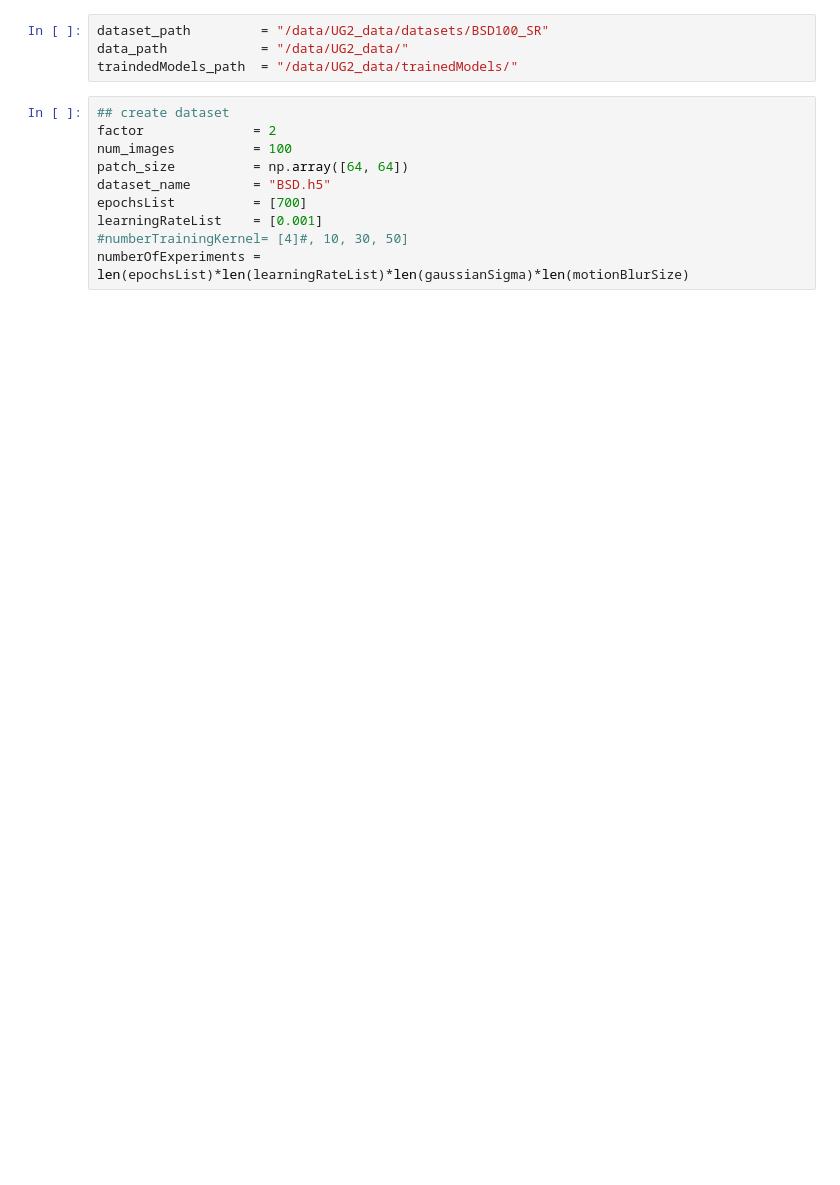
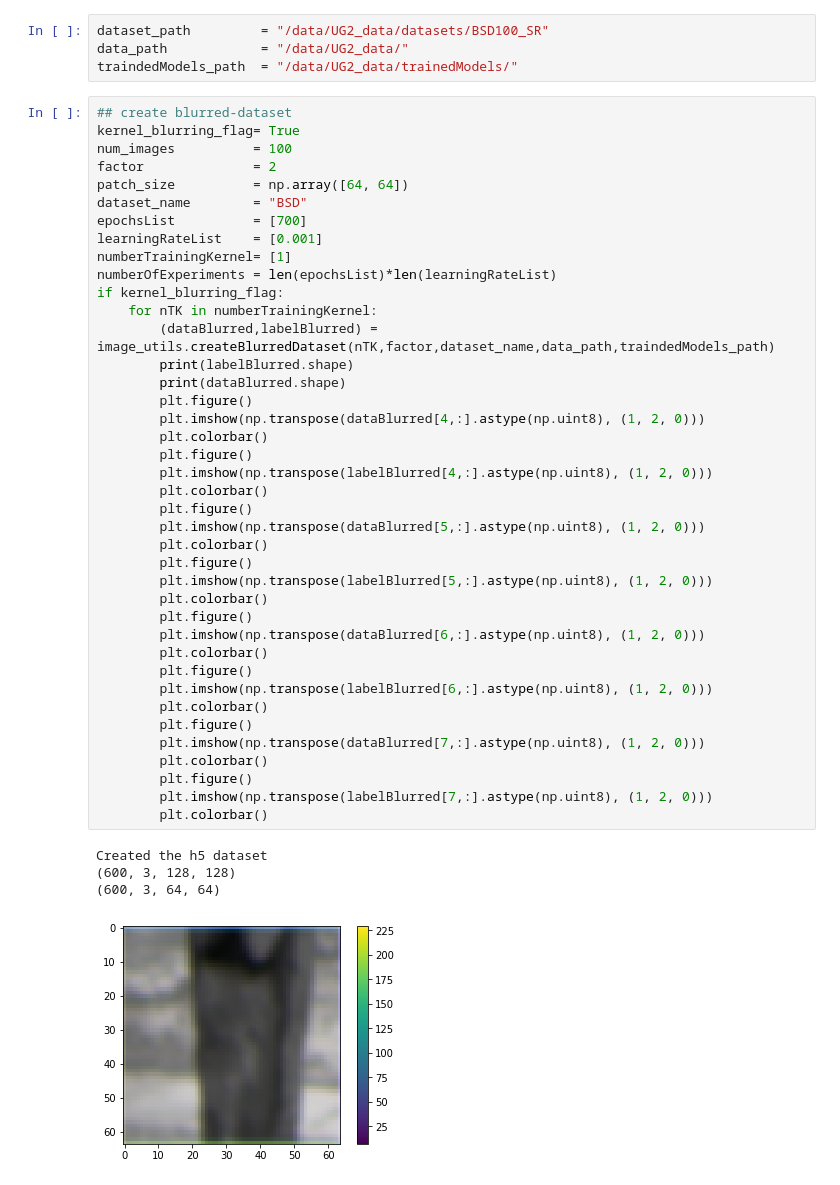
Before and after one commit to Sushobhan04/UG2, a Jupyter notebook: scripts/train_srnet.ipynb, the cells around one changed output. Saved outputs shown, nothing was run; the diff lists cells and outputs as text; blank space fills up the shorter version.

Commit message:
added blurring kernels

```diff
--- a/scripts/train_srnet.ipynb
+++ b/scripts/train_srnet.ipynb
@@ -16,13 +17,48 @@ from UG2 import main
 dataset_path         = "/data/UG2_data/datasets/BSD100_SR"
 data_path            = "/data/UG2_data/"
 traindedModels_path  = "/data/UG2_data/trainedModels/"
-# %%
-## create dataset
-factor              = 2
-num_images          = 100
-patch_size          = np.array([64, 64])
-dataset_name        = "BSD.h5"
-epochsList          = [700]
-learningRateList    = [0.001]
-#numberTrainingKernel= [4]#, 10, 30, 50]
-numberOfExperiments = len(epochsList)*len(learningRateList)*len(gaussianSigma)*len(motionBlurSize)
+# %%
+## create blurred-dataset
+kernel_blurring_flag= True
+num_images          = 100
+factor              = 2
+patch_size          = np.array([64, 64])
+dataset_name        = "BSD"
+epochsList          = [700]
+learningRateList    = [0.001]
+numberTrainingKernel= [1]
+numberOfExperiments = len(epochsList)*len(learningRateList)
+if kernel_blurring_flag:
+    for nTK in numberTrainingKernel:
+        (dataBlurred,labelBlurred) = image_utils.createBlurredDataset(nTK,factor,dataset_name,data_path,traindedModels_path)
+        print(labelBlurred.shape)
+        print(dataBlurred.shape)
+        plt.figure()
+        plt.imshow(np.transpose(dataBlurred[4,:].astype(np.uint8), (1, 2, 0)))
+        plt.colorbar()
+        plt.figure()
+        plt.imshow(np.transpose(labelBlurred[4,:].astype(np.uint8), (1, 2, 0)))
+        plt.colorbar()
+        plt.figure()
+        plt.imshow(np.transpose(dataBlurred[5,:].astype(np.uint8), (1, 2, 0)))
+        plt.colorbar()
+        plt.figure()
+        plt.imshow(np.transpose(labelBlurred[5,:].astype(np.uint8), (1, 2, 0)))
+        plt.colorbar()
+        plt.figure()
+        plt.imshow(np.transpose(dataBlurred[6,:].astype(np.uint8), (1, 2, 0)))
+        plt.colorbar()
+        plt.figure()
+        plt.imshow(np.transpose(labelBlurred[6,:].astype(np.uint8), (1, 2, 0)))
+        plt.colorbar()
+        plt.figure()
+        plt.imshow(np.transpose(dataBlurred[7,:].astype(np.uint8), (1, 2, 0)))
+        plt.colorbar()
+        plt.figure()
+        plt.imshow(np.transpose(labelBlurred[7,:].astype(np.uint8), (1, 2, 0)))
+        plt.colorbar()
+# %% [output]
+Created the h5 dataset
+(600, 3, 128, 128)
+(600, 3, 64, 64)
+[figure, added]
```
Also changed, not shown: parts of 3 cells of this notebook, 3 other files.
